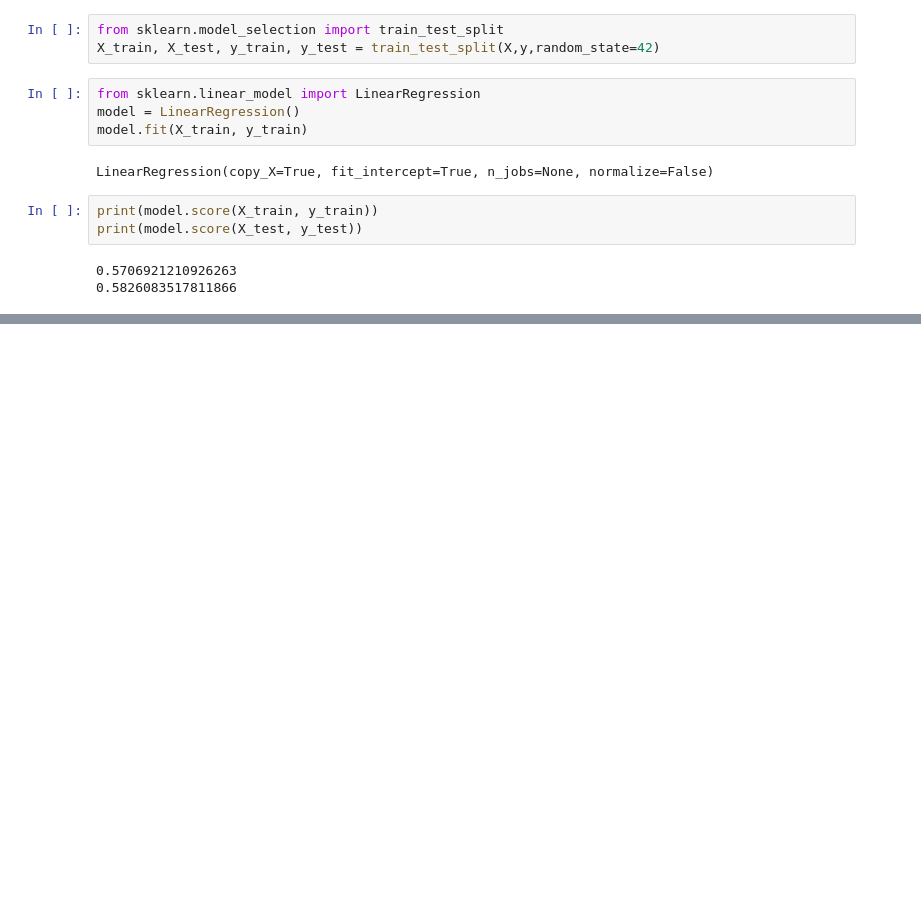
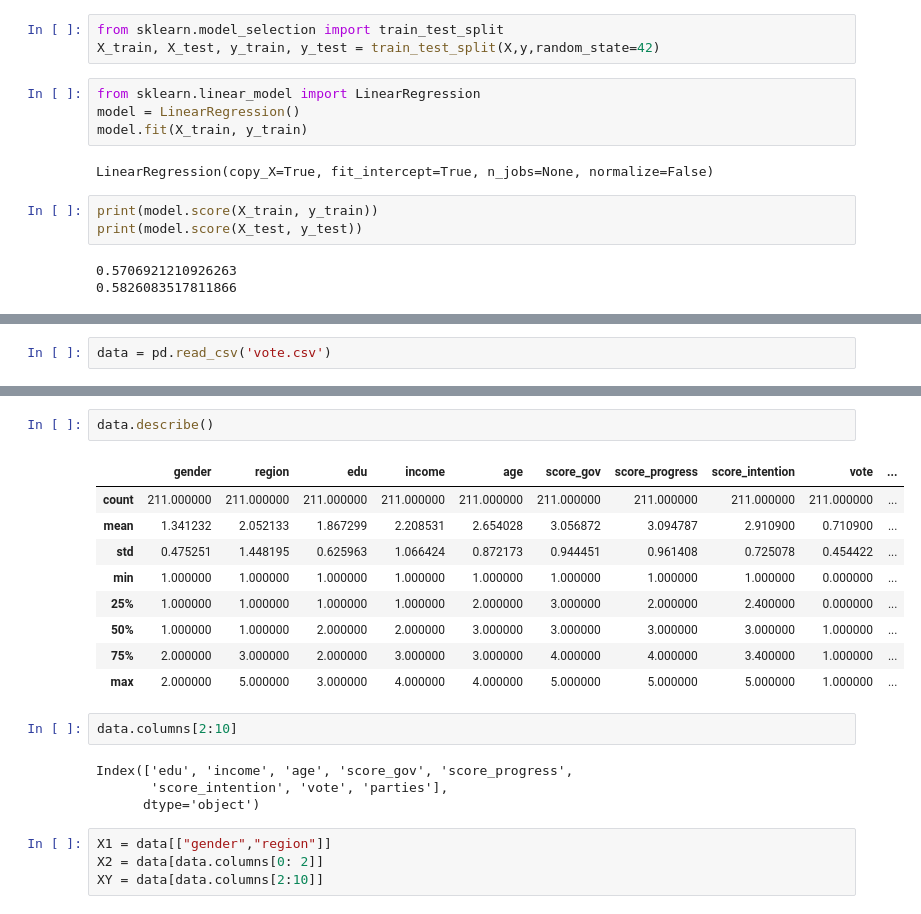
Before and after one commit to holdenkim/codingT, a Jupyter notebook: BBGS_Part3.ipynb, the cells around one changed output, grey strips where cells are left out. Cells and saved outputs as stored; diff of their text form; blank space fills up the shorter version.

```diff
--- a/BBGS_Part3.ipynb
+++ b/BBGS_Part3.ipynb
@@ -275,0 +329,2 @@ print(model.score(X_test, y_test))
+# %%
+data = pd.read_csv('vote.csv')
@@ -275,0 +360,22 @@ print(model.score(X_test, y_test))
+# %%
+data.describe()
+# %% [output]
+|  | gender | region | edu | income | age | score_gov | score_progress | score_intention | vote | ... |
+| count | 211.000000 | 211.000000 | 211.000000 | 211.000000 | 211.000000 | 211.000000 | 211.000000 | 211.000000 | 211.000000 | ... |
+| mean | 1.341232 | 2.052133 | 1.867299 | 2.208531 | 2.654028 | 3.056872 | 3.094787 | 2.910900 | 0.710900 | ... |
+| std | 0.475251 | 1.448195 | 0.625963 | 1.066424 | 0.872173 | 0.944451 | 0.961408 | 0.725078 | 0.454422 | ... |
+| min | 1.000000 | 1.000000 | 1.000000 | 1.000000 | 1.000000 | 1.000000 | 1.000000 | 1.000000 | 0.000000 | ... |
+| 25% | 1.000000 | 1.000000 | 1.000000 | 1.000000 | 2.000000 | 3.000000 | 2.000000 | 2.400000 | 0.000000 | ... |
+| 50% | 1.000000 | 1.000000 | 2.000000 | 2.000000 | 3.000000 | 3.000000 | 3.000000 | 3.000000 | 1.000000 | ... |
+| 75% | 2.000000 | 3.000000 | 2.000000 | 3.000000 | 3.000000 | 4.000000 | 4.000000 | 3.400000 | 1.000000 | ... |
+| max | 2.000000 | 5.000000 | 3.000000 | 4.000000 | 4.000000 | 5.000000 | 5.000000 | 5.000000 | 1.000000 | ... |
+# %%
+data.columns[2:10]
+# %% [output]
+Index(['edu', 'income', 'age', 'score_gov', 'score_progress',
+       'score_intention', 'vote', 'parties'],
+      dtype='object')
+# %%
+X1 = data[["gender","region"]]
+X2 = data[data.columns[0: 2]]
+XY = data[data.columns[2:10]]
```
Also changed, not shown: parts of 40 cells of this notebook.
